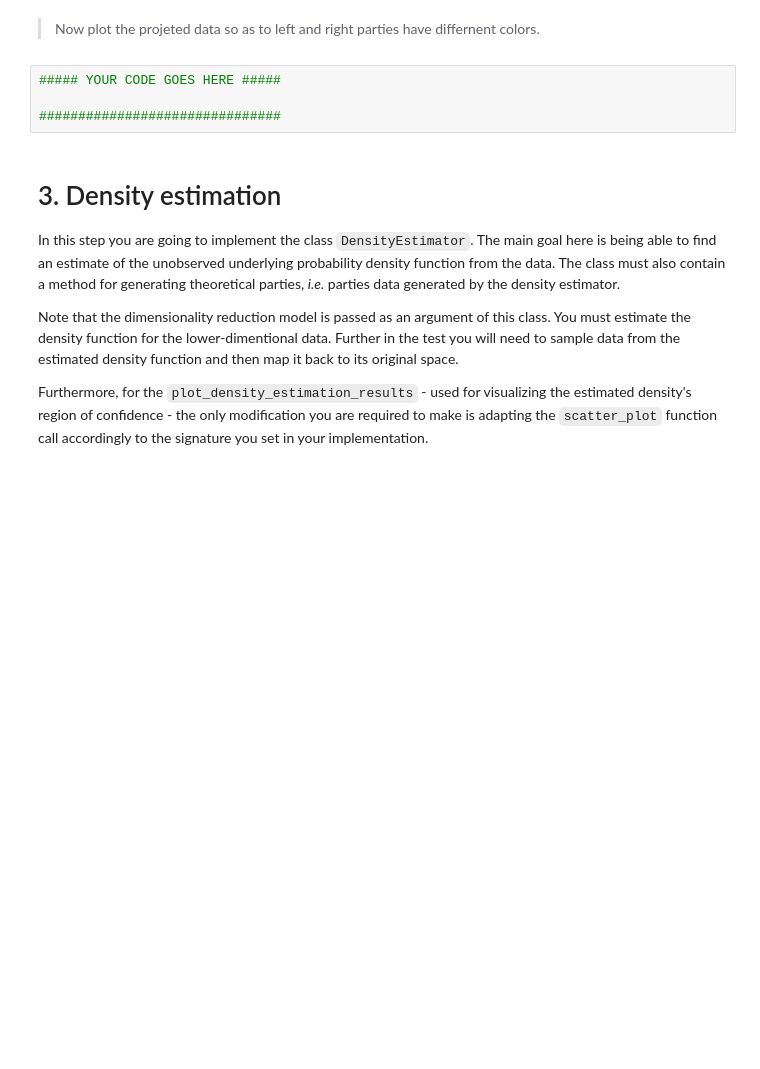
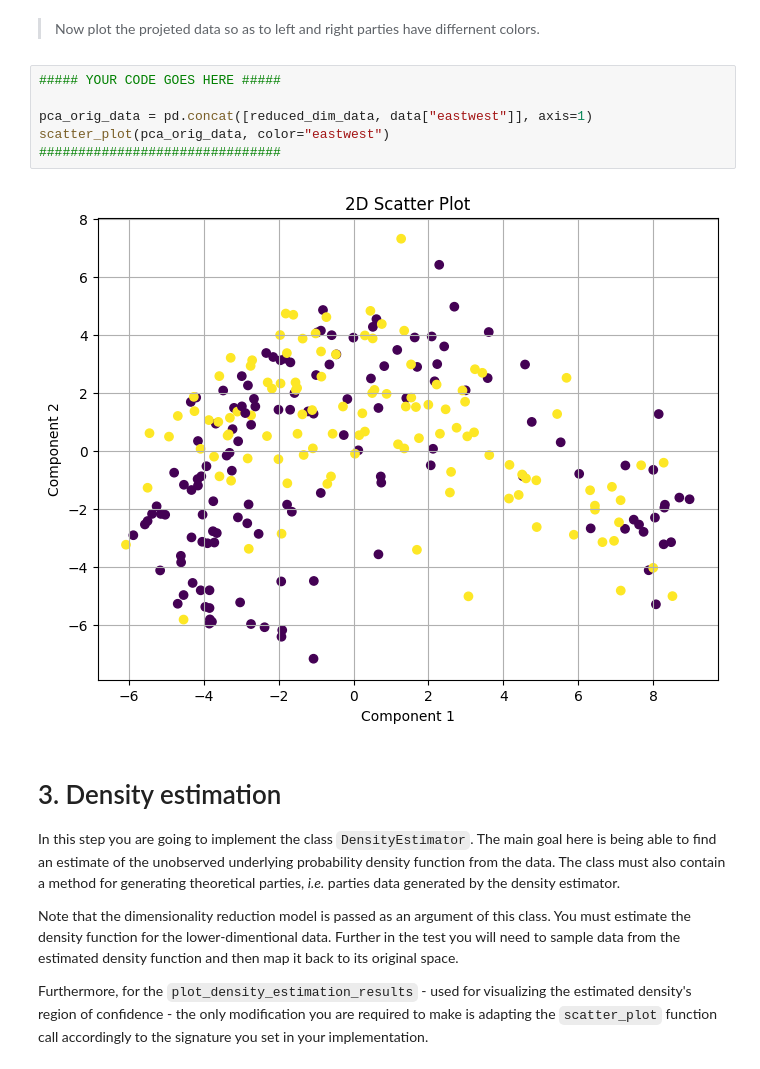
Before and after one commit to CristianPachacama/political_parties_thw, a Jupyter notebook: data_science_political_parties.ipynb, the cells around one changed output. Cells and saved outputs as stored; diff of their text form; blank space fills up the shorter version.

```diff
--- a/data_science_political_parties.ipynb
+++ b/data_science_political_parties.ipynb
@@ -417,7 +615,11 @@ reduced_dim_data = dim_reducer.transform(data_loader.party_data)
 # %%
 ##### YOUR CODE GOES HERE #####
 
+pca_orig_data = pd.concat([reduced_dim_data, data["eastwest"]], axis=1)
+scatter_plot(pca_orig_data, color="eastwest")
 ###############################
+# %% [output]
+[figure, added]
 # %% [markdown]
 # 3. Density estimation
 
```
Also changed, not shown: parts of 21 cells of this notebook.
